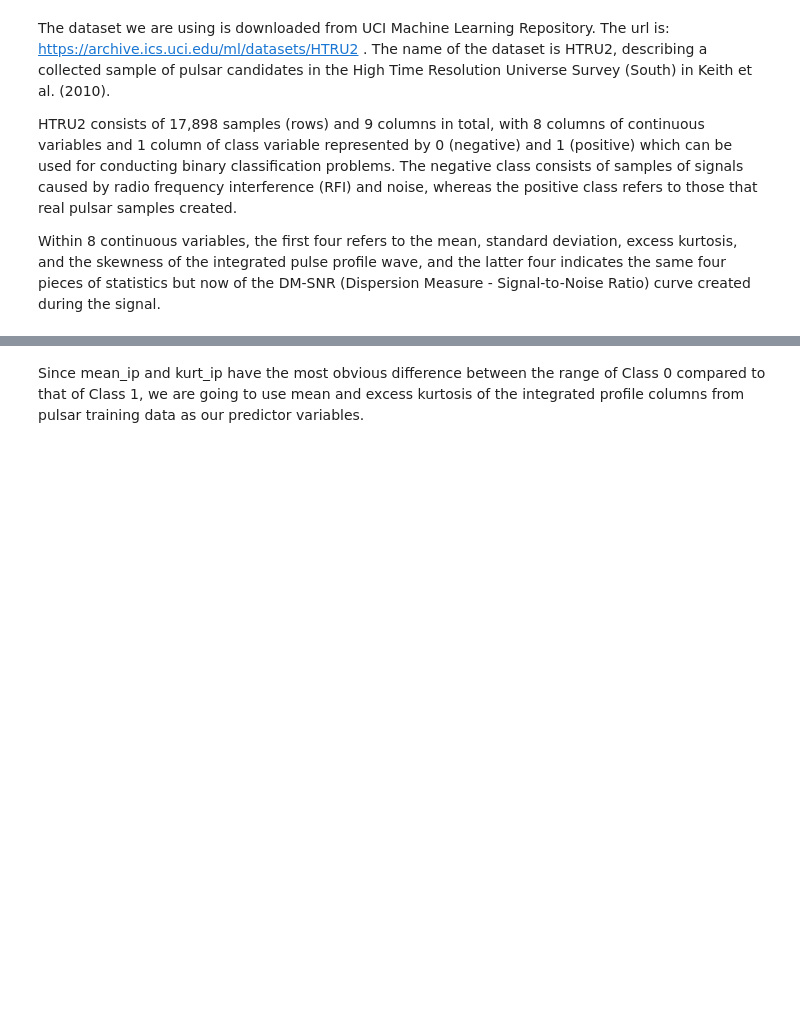
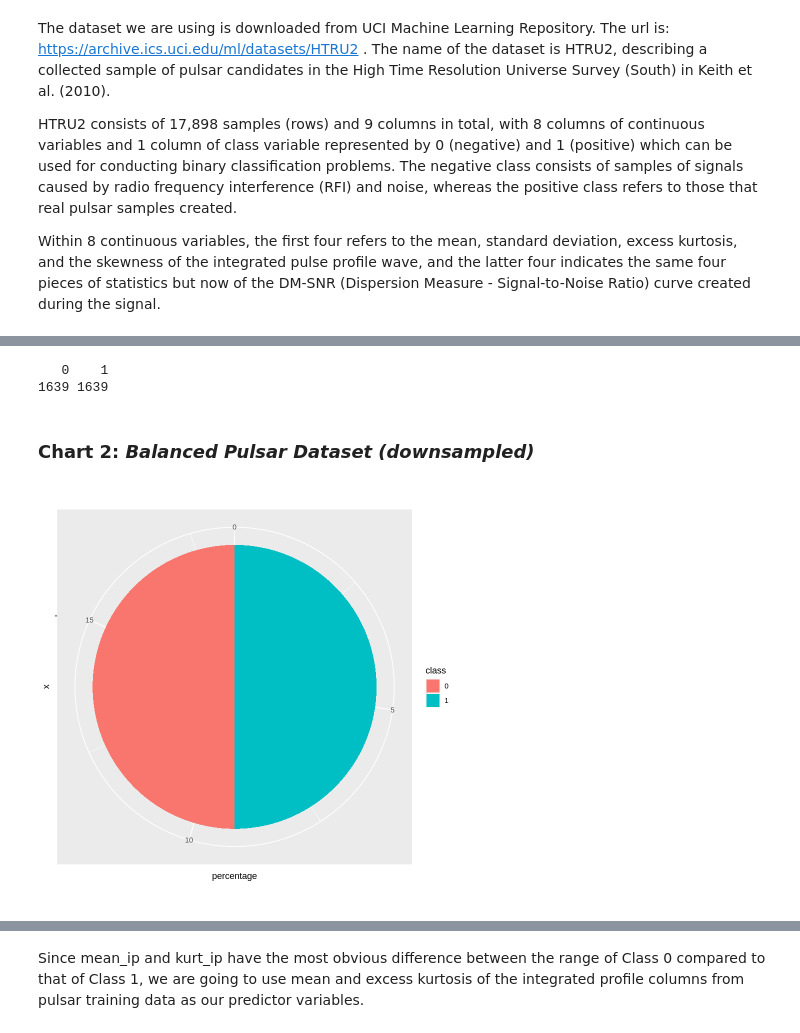
Before and after one commit to splashhhhhh/dsci100-grp165, a Jupyter notebook: Proposal.ipynb, the cells around one changed output, grey strips where cells are left out. Saved outputs shown, nothing was run; the diff lists cells and outputs as text; code cells hidden in the pictures; blank space fills up the shorter version.

```diff
--- a/Proposal.ipynb
+++ b/Proposal.ipynb
@@ -98,0 +132,32 @@ pulsar |>
+# %%
+# manually downsample
+pulsar_0 <- pulsar %>%
+filter(class == 0)
+# dim(pulsar_0) verification
+
+pulsar_1 <- pulsar %>%
+filter(class == 1)
+# dim(pulsar_1) verification
+
+pulsar_0_down <- pulsar_0 %>% sample_n(1639)
+# dim(pulsar_0_down) verification
+
+balanced <- bind_rows(pulsar_0_down, pulsar_1)
+
+table(balanced$class)
+# %% [output]
+   0    1
+1639 1639
+# %% [markdown]
+### Chart 2: *Balanced Pulsar Dataset (downsampled)*
+# %%
+# Confirmitive visualization of downsampling the pulsar dataset
+balanced |>
+    group_by(class) |>
+    summarize(count = n(),
+             percentage = n() / num_obs * 100) |>
+    ggplot(aes(x = "", y = percentage, fill = class)) +
+    geom_col() +
+    coord_polar(theta = "y")
+# %% [output]
+[figure, added]
```
Also changed, not shown: parts of 30 cells of this notebook.
